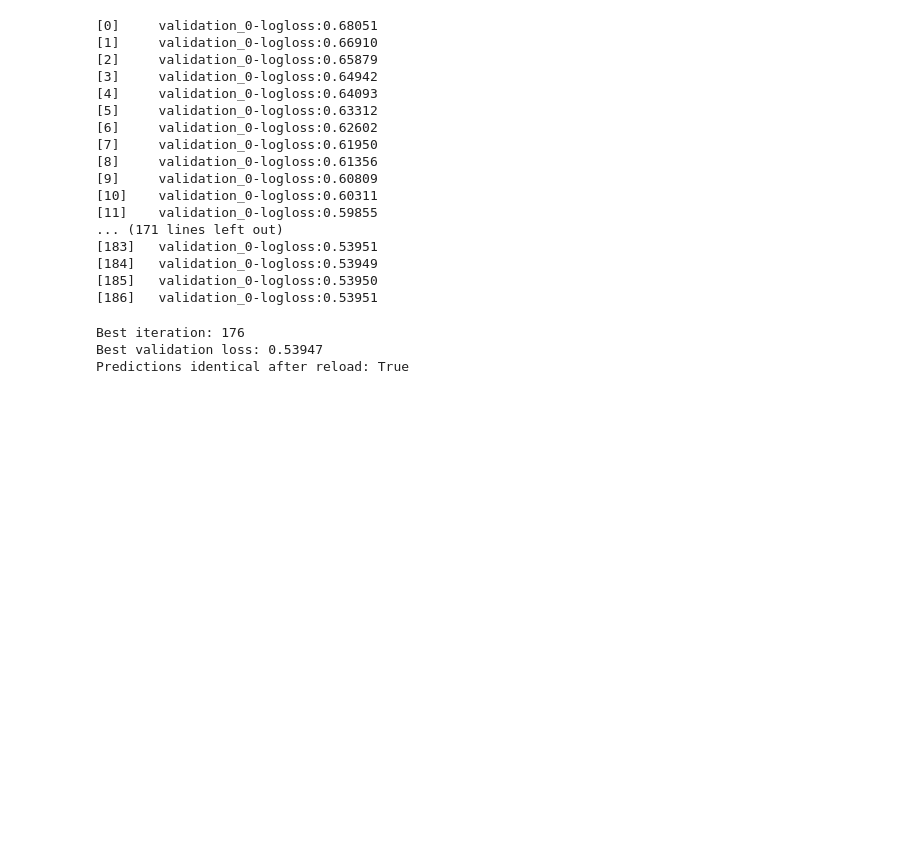
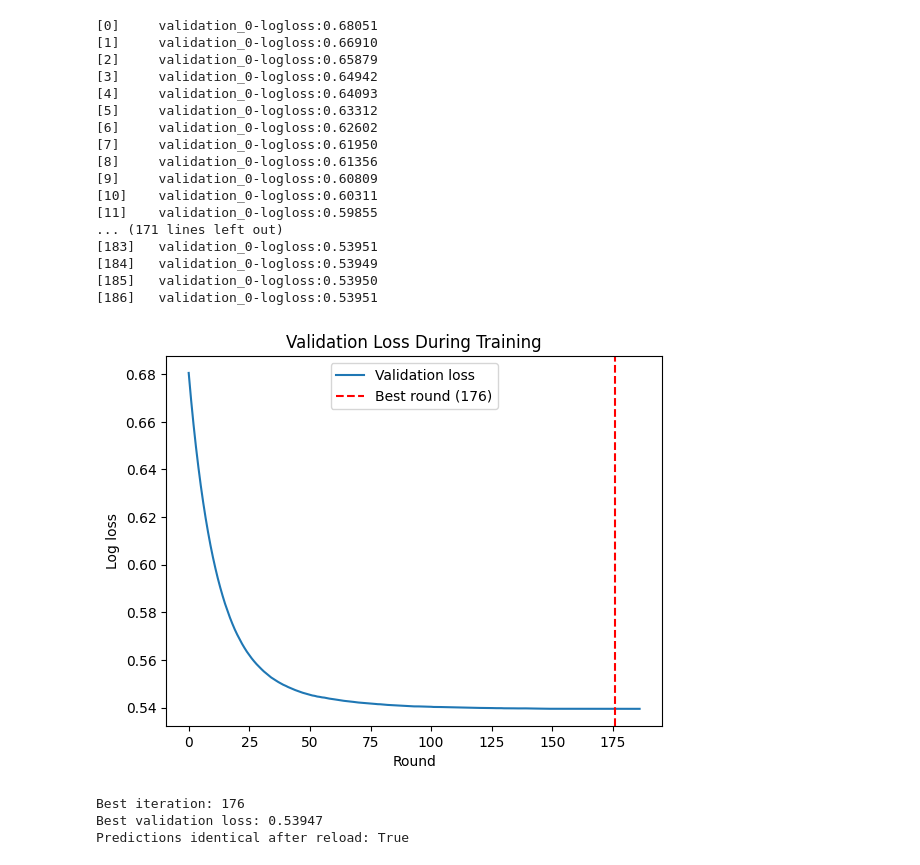
Before and after one commit to Kavisha612/Dissertation_ExplainableAI, a Jupyter notebook: models/models_cleaned_notebooks/baseline_model.ipynb, the cells around one changed output. Drawn from its saved outputs; the diff is of its cells as text; code cells hidden in the pictures; blank space fills up the shorter version.

Commit message:
small refinements in model notebooks

```diff
--- a/models/models_cleaned_notebooks/baseline_model.ipynb
+++ b/models/models_cleaned_notebooks/baseline_model.ipynb
@@ -234,6 +249,18 @@ with open("../baseline_models/cardio_xgb_baseline_model.pkl", "wb") as f:
 [184]   validation_0-logloss:0.53949
 [185]   validation_0-logloss:0.53950
 [186]   validation_0-logloss:0.53951
+# %%
+results = model.evals_result()
+plt.plot(results["validation_0"]["logloss"], label="Validation loss")
+plt.axvline(x=model.best_iteration, color="red", linestyle="--", label=f"Best round ({model.best_iteration})")
+plt.xlabel("Round")
+plt.ylabel("Log loss")
+plt.title("Validation Loss During Training")
+plt.legend()
+plt.savefig("../../outputs/preprocessing/validation_loss_curve.png", dpi=150, bbox_inches="tight")
+plt.show()
+# %% [output]
+[figure, added]
 # %%
 # Early stopping check
 print(f"Best iteration: {model.best_iteration}")
```
Also changed, not shown: parts of 6 cells of this notebook, 2 other files.
